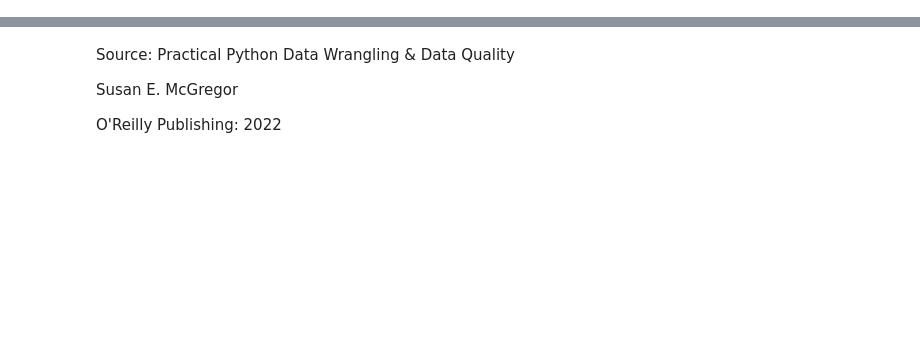
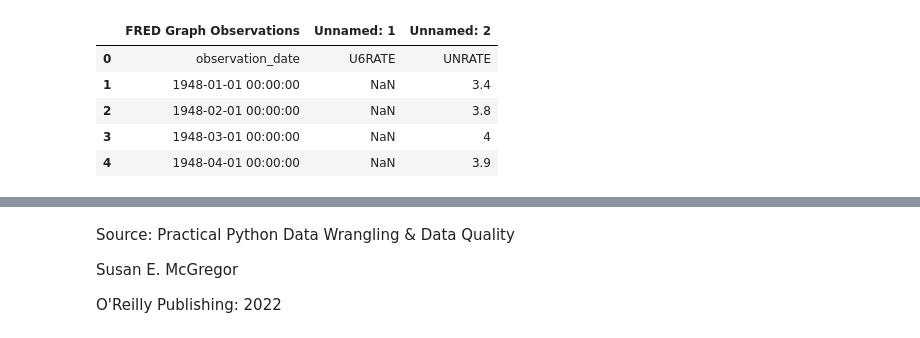
Before and after one commit to brittabeta/Data-Engineering-Duke, a Jupyter notebook: Real_World_Data_Wrangling_Understanding_Unemployment.ipynb, the cells around one changed output, grey strips where cells are left out. Saved outputs shown, nothing was run; the diff lists cells and outputs as text; code cells hidden in the pictures; blank space fills up the shorter version.

```diff
--- a/Real_World_Data_Wrangling_Understanding_Unemployment.ipynb
+++ b/Real_World_Data_Wrangling_Understanding_Unemployment.ipynb
@@ -35,0 +146,12 @@ Note: There is even more than just headers and data, the file also includes addi
+# %%
+# we want row indeces to go 0....
+# also want to prevent pandas from saving the index as a column in the dataframe
+df.reset_index(drop=True, inplace=True)
+df.head()
+# %% [output]
+|  | FRED Graph Observations | Unnamed: 1 | Unnamed: 2 |
+| 0 | observation_date | U6RATE | UNRATE |
+| 1 | 1948-01-01 00:00:00 | NaN | 3.4 |
+| 2 | 1948-02-01 00:00:00 | NaN | 3.8 |
+| 3 | 1948-03-01 00:00:00 | NaN | 4 |
+| 4 | 1948-04-01 00:00:00 | NaN | 3.9 |
```
Also changed, not shown: parts of 19 cells of this notebook.
